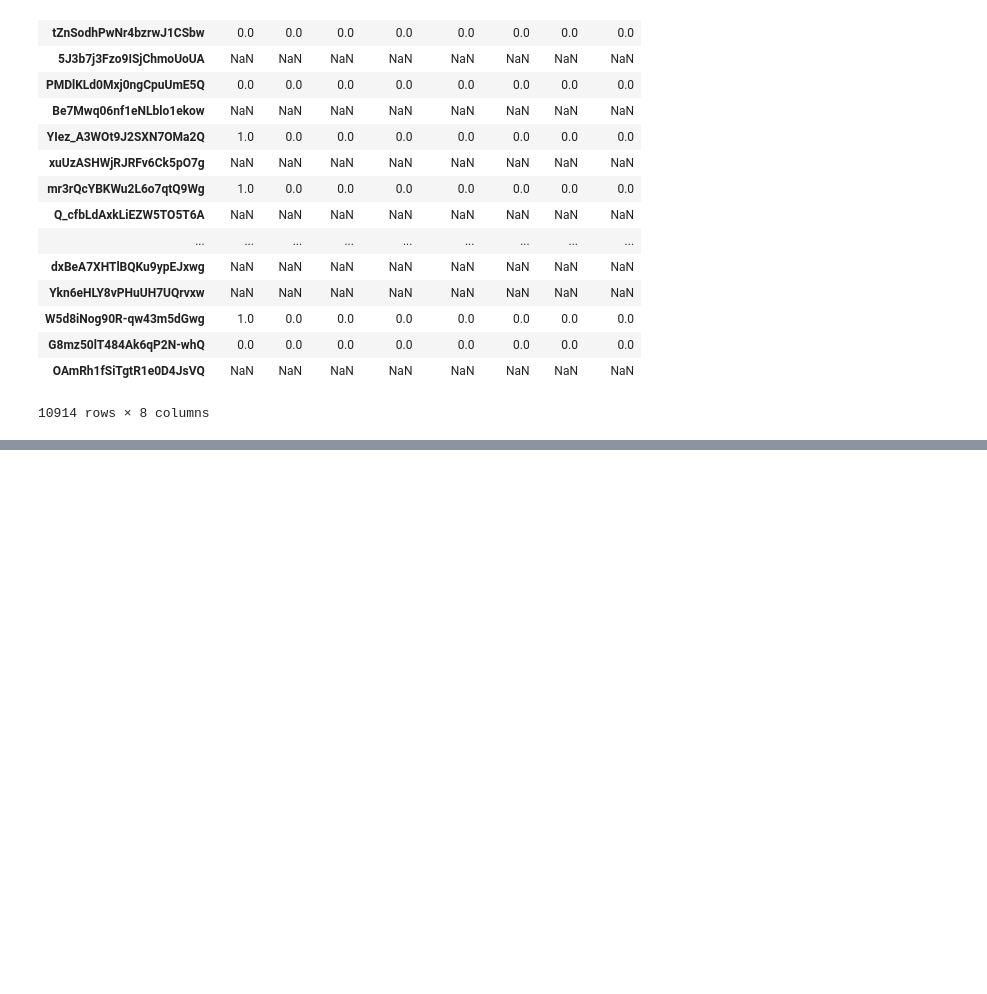
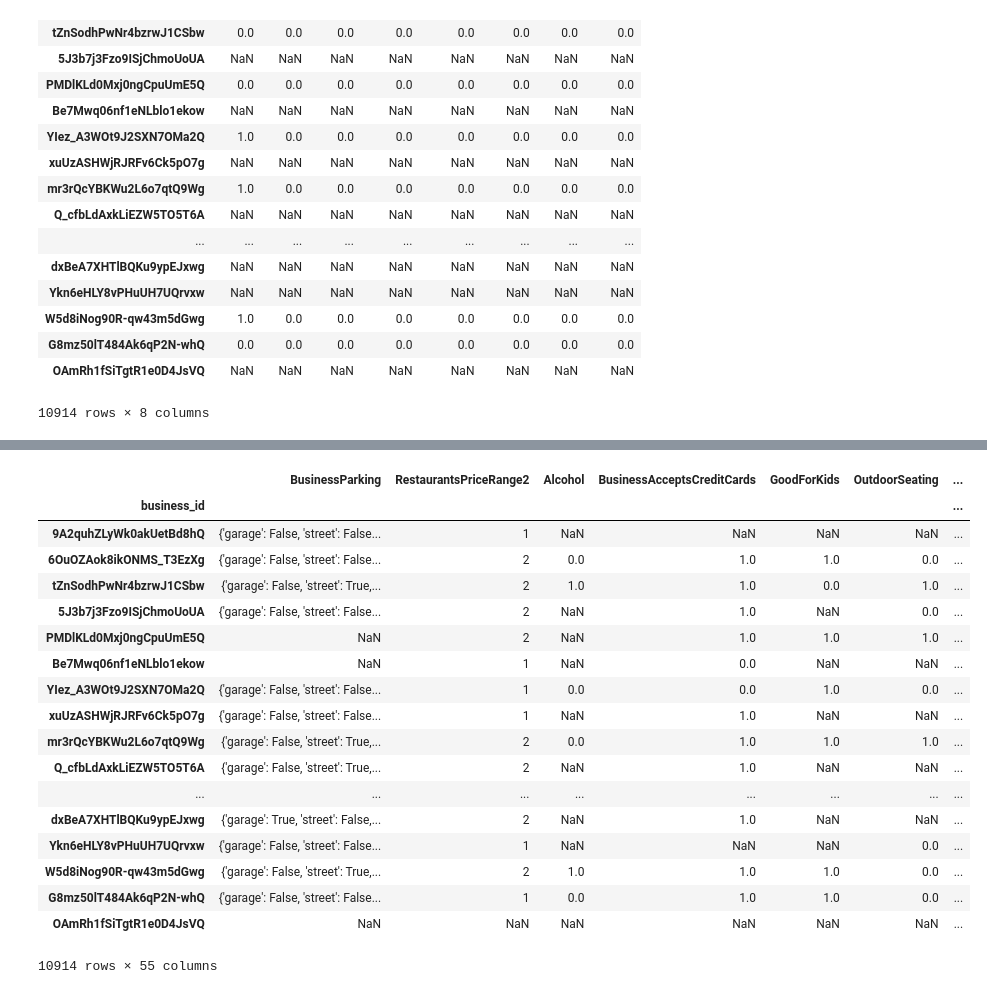
Before and after one commit to BingZou/ds1001_proj, a Jupyter notebook: 1_wrangling/Feat_attributes.ipynb, the cells around one changed output, grey strips where cells are left out. Cells and saved outputs as stored; diff of their text form; code cells hidden in the pictures; blank space fills up the shorter version.

```diff
--- a/1_wrangling/Feat_attributes.ipynb
+++ b/1_wrangling/Feat_attributes.ipynb
@@ -198,0 +225,32 @@ Attributes_df = df_attributes.join(parking_df, on = 'business_id')
+# %%
+GoodForMeal_df = pd.DataFrame()
+for i in GoodForMeal_index:
+        GoodForMeal_df = GoodForMeal_df.append(literal_eval(GoodForMeal[i]), ignore_index=True)
+# %%
+GoodForMeal_df.index = GoodForMeal_index
+# %%
+GoodForMeal_new_df = pd.DataFrame(GoodForMeal).join(GoodForMeal_df, on = 'business_id').drop('GoodForMeal', axis=1)
+# %%
+Attributes_df = Attributes_df.join(GoodForMeal_new_df, on = 'business_id')
+# %%
+Attributes_df
+# %% [output]
+|  | BusinessParking | RestaurantsPriceRange2 | Alcohol | BusinessAcceptsCreditCards | GoodForKids | OutdoorSeating | ... |
+| business_id |  |  |  |  |  |  | ... |
+| 9A2quhZLyWk0akUetBd8hQ | {'garage': False, 'street': False... | 1 | NaN | NaN | NaN | NaN | ... |
+| 6OuOZAok8ikONMS_T3EzXg | {'garage': False, 'street': False... | 2 | 0.0 | 1.0 | 1.0 | 0.0 | ... |
+| tZnSodhPwNr4bzrwJ1CSbw | {'garage': False, 'street': True,... | 2 | 1.0 | 1.0 | 0.0 | 1.0 | ... |
+| 5J3b7j3Fzo9ISjChmoUoUA | {'garage': False, 'street': False... | 2 | NaN | 1.0 | NaN | 0.0 | ... |
+| PMDlKLd0Mxj0ngCpuUmE5Q | NaN | 2 | NaN | 1.0 | 1.0 | 1.0 | ... |
+| Be7Mwq06nf1eNLblo1ekow | NaN | 1 | NaN | 0.0 | NaN | NaN | ... |
+| YIez_A3WOt9J2SXN7OMa2Q | {'garage': False, 'street': False... | 1 | 0.0 | 0.0 | 1.0 | 0.0 | ... |
+| xuUzASHWjRJRFv6Ck5pO7g | {'garage': False, 'street': False... | 1 | NaN | 1.0 | NaN | NaN | ... |
+| mr3rQcYBKWu2L6o7qtQ9Wg | {'garage': False, 'street': True,... | 2 | 0.0 | 1.0 | 1.0 | 1.0 | ... |
+| Q_cfbLdAxkLiEZW5TO5T6A | {'garage': False, 'street': True,... | 2 | NaN | 1.0 | NaN | NaN | ... |
+| ... | ... | ... | ... | ... | ... | ... | ... |
+| dxBeA7XHTlBQKu9ypEJxwg | {'garage': True, 'street': False,... | 2 | NaN | 1.0 | NaN | NaN | ... |
+| Ykn6eHLY8vPHuUH7UQrvxw | {'garage': False, 'street': False... | 1 | NaN | NaN | NaN | 0.0 | ... |
+| W5d8iNog90R-qw43m5dGwg | {'garage': False, 'street': True,... | 2 | 1.0 | 1.0 | 1.0 | 0.0 | ... |
+| G8mz50lT484Ak6qP2N-whQ | {'garage': False, 'street': False... | 1 | 0.0 | 1.0 | 1.0 | 0.0 | ... |
+| OAmRh1fSiTgtR1e0D4JsVQ | NaN | NaN | NaN | NaN | NaN | NaN | ... |
+10914 rows × 55 columns
```
Also changed, not shown: parts of 16 cells of this notebook, 1 other file.
